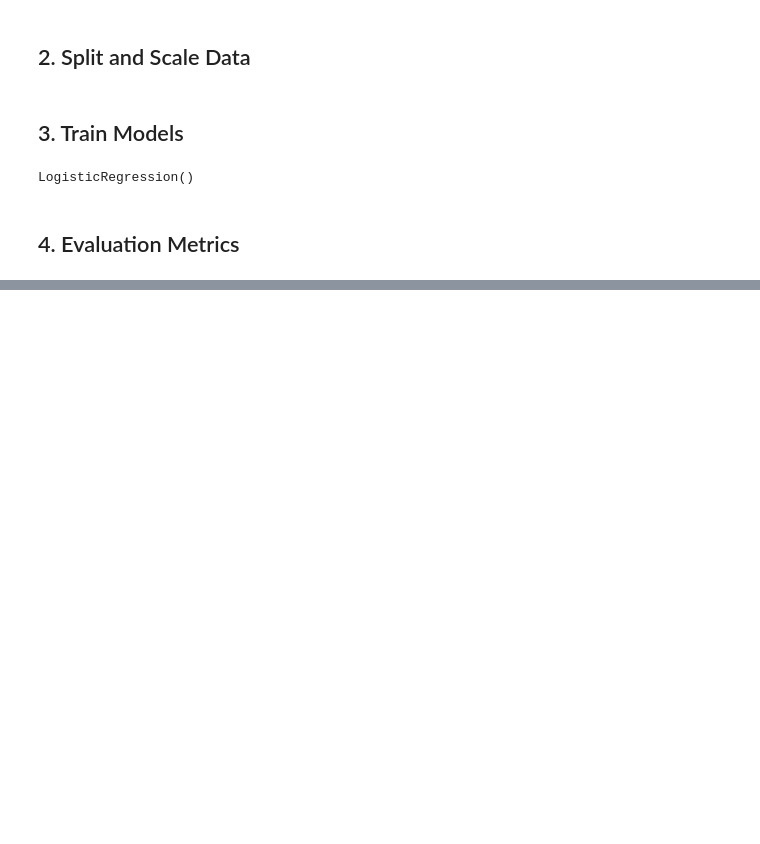
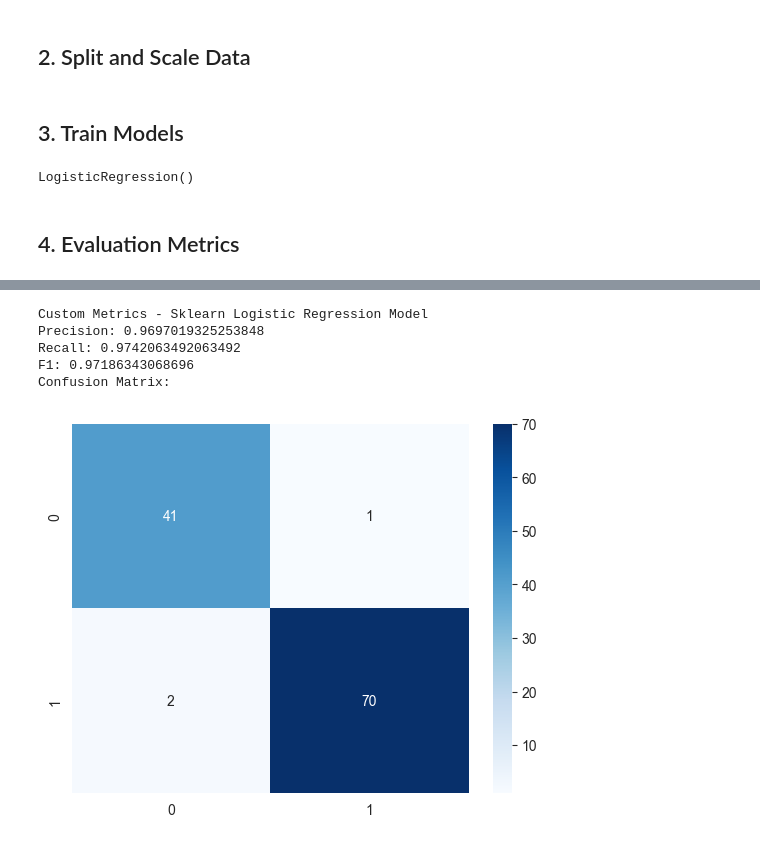
Before and after one commit to Mohamed-Mohamed-Ibrahim/NLP-lab-1, a Jupyter notebook: Logestic_Regression.ipynb, the cells around one changed output, grey strips where cells are left out. Drawn from its saved outputs; the diff is of its cells as text; code cells hidden in the pictures; blank space fills up the shorter version.

```diff
--- a/Logestic_Regression.ipynb
+++ b/Logestic_Regression.ipynb
@@ -130 +130,16 @@ Confusion Matrix:
+# %%
+cm_custom, p_custom, r_custom, f1_custom = confusion_matrix_custom(ok.predict(X_test), y_test)
+print("Custom Metrics - Sklearn Logistic Regression Model")
+sns.heatmap(cm_custom, annot=True, cmap='Blues')
+print("Precision:", p_custom)
+print("Recall:", r_custom)
+print("F1:", f1_custom)
+print("Confusion Matrix:")
+# %% [output]
+Custom Metrics - Sklearn Logistic Regression Model
+Precision: 0.9697019325253848
+Recall: 0.9742063492063492
+F1: 0.97186343068696
+Confusion Matrix:
+[figure, added]
 # %%
```
Also changed, not shown: parts of 5 cells of this notebook.
